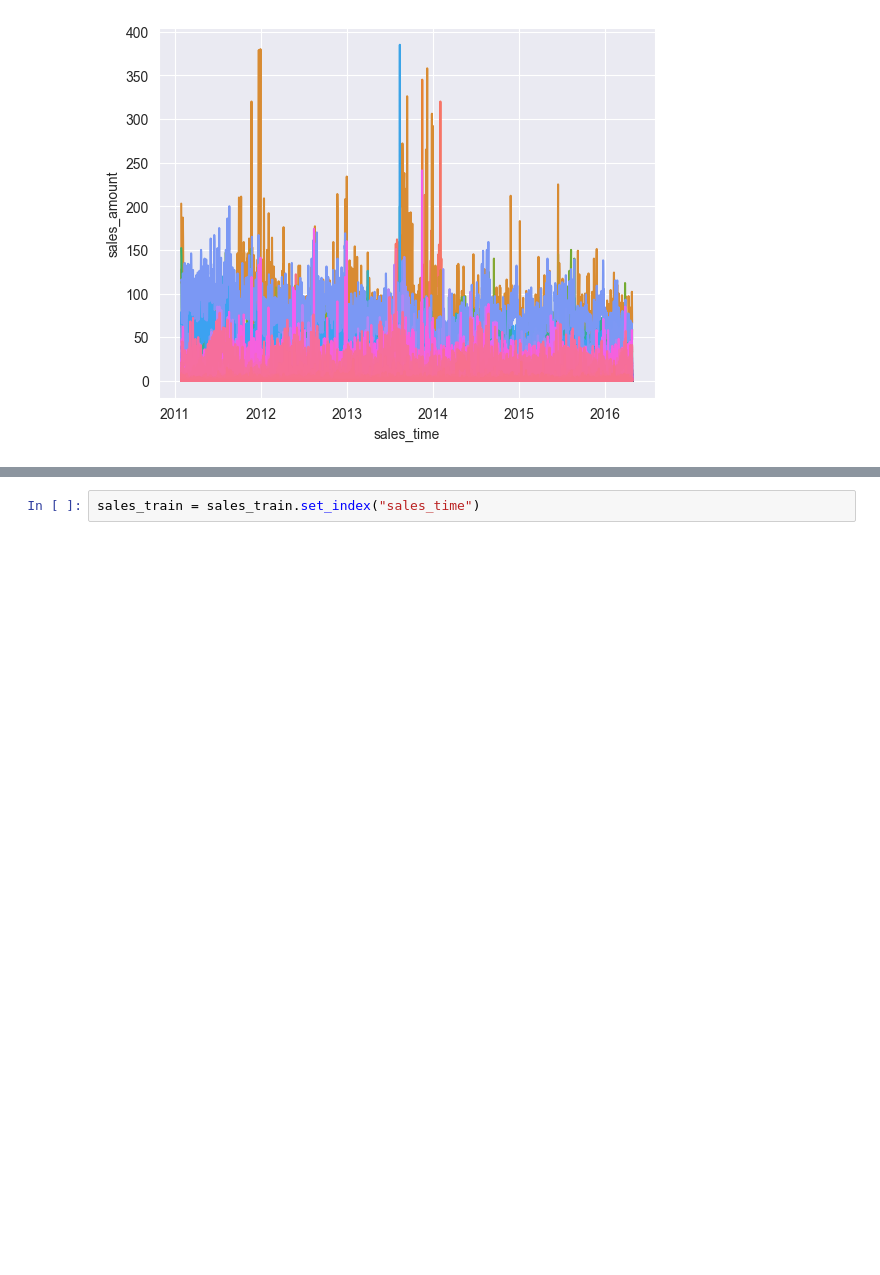
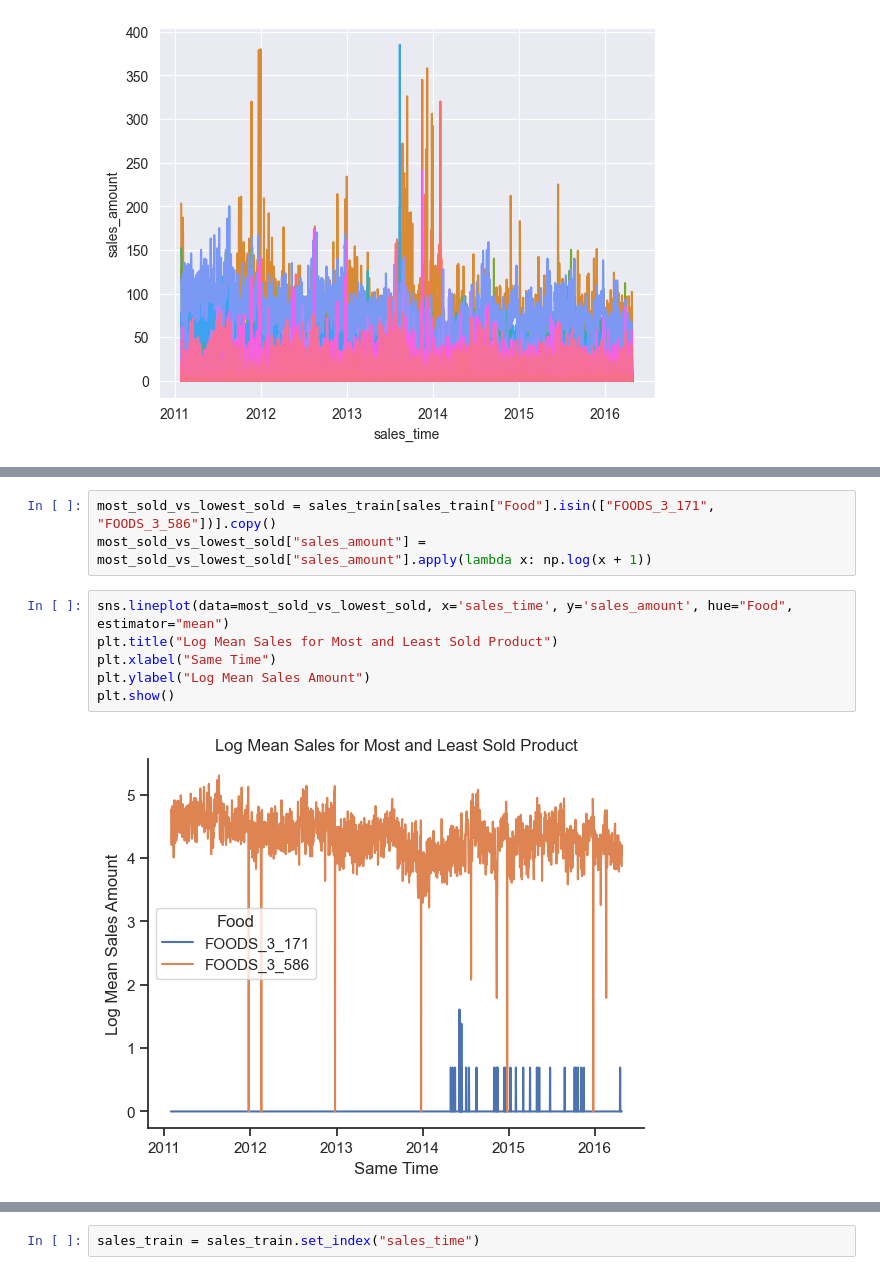
Before and after one commit to usermar445/forecasting_final_project, a Jupyter notebook: final_project/scripts/sales_train_eda_mladen.ipynb, the cells around one changed output, grey strips where cells are left out. Drawn from its saved outputs; the diff is of its cells as text; blank space fills up the shorter version.

```diff
--- a/final_project/scripts/sales_train_eda_mladen.ipynb
+++ b/final_project/scripts/sales_train_eda_mladen.ipynb
@@ -73,0 +125,11 @@ plt.legend([],[], frameon=False)
+# %%
+most_sold_vs_lowest_sold = sales_train[sales_train["Food"].isin(["FOODS_3_171", "FOODS_3_586"])].copy()
+most_sold_vs_lowest_sold["sales_amount"] = most_sold_vs_lowest_sold["sales_amount"].apply(lambda x: np.log(x + 1))
+# %%
+sns.lineplot(data=most_sold_vs_lowest_sold, x='sales_time', y='sales_amount', hue="Food", estimator="mean")
+plt.title("Log Mean Sales for Most and Least Sold Product")
+plt.xlabel("Same Time")
+plt.ylabel("Log Mean Sales Amount")
+plt.show()
+# %% [output]
+[figure, added]
```
Also changed, not shown: parts of 7 cells of this notebook, 3 other files.
